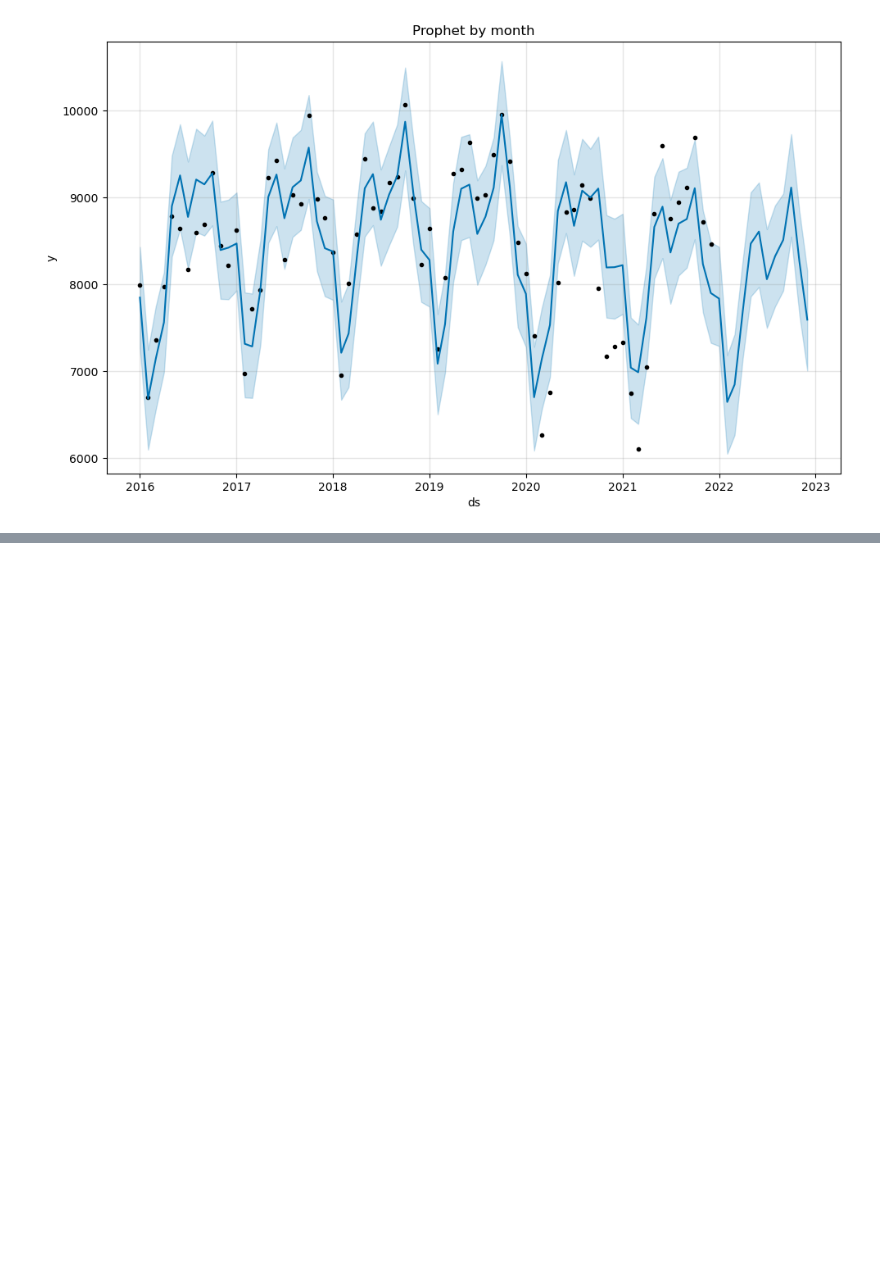
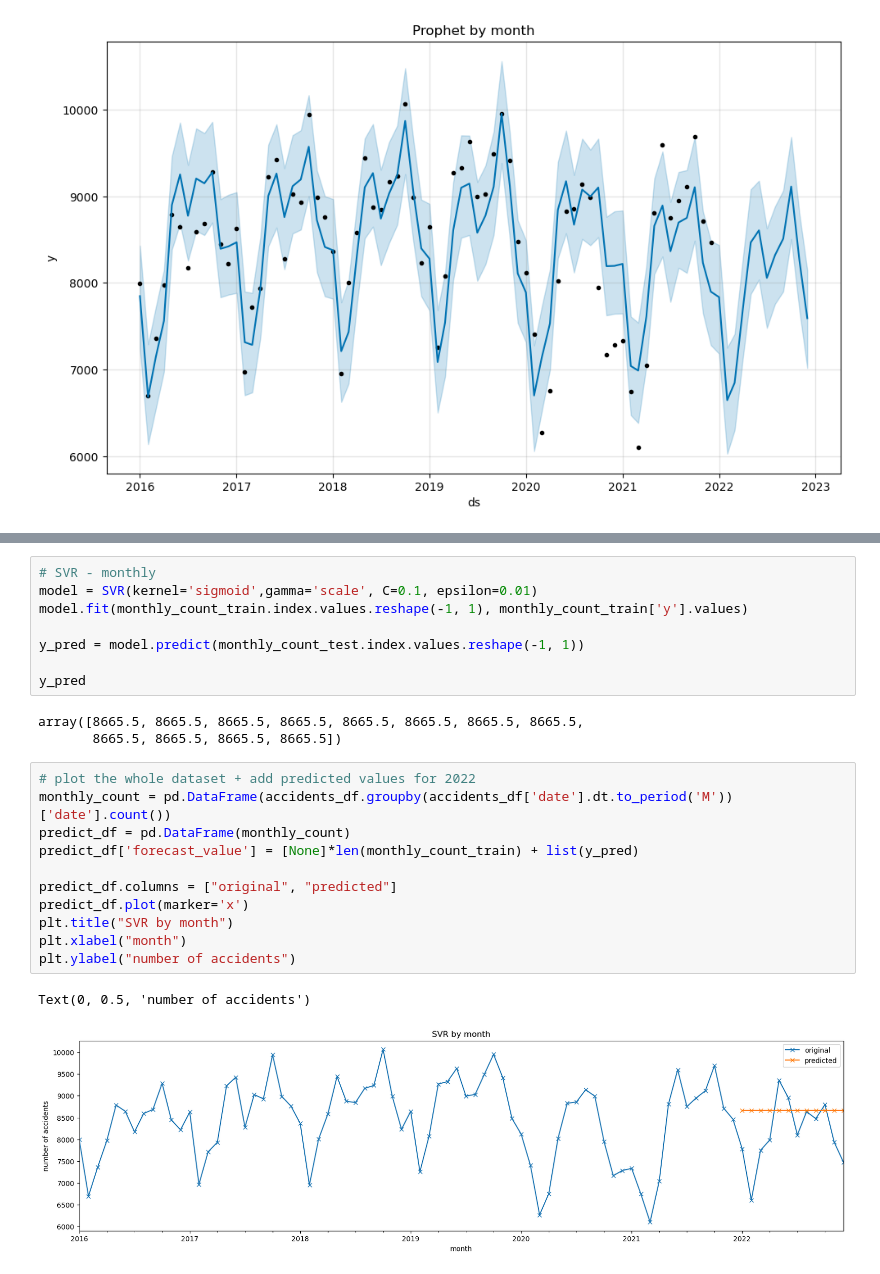
Before and after one commit to Katarina5/time-series-predictions, a Jupyter notebook: accidents.ipynb, the cells around one changed output, grey strips where cells are left out. Cells and saved outputs as stored; diff of their text form; blank space fills up the shorter version.

```diff
--- a/accidents.ipynb
+++ b/accidents.ipynb
@@ -291,0 +328,25 @@ date
+# %%
+# SVR - monthly
+model = SVR(kernel='sigmoid',gamma='scale', C=0.1, epsilon=0.01)
+model.fit(monthly_count_train.index.values.reshape(-1, 1), monthly_count_train['y'].values)
+
+y_pred = model.predict(monthly_count_test.index.values.reshape(-1, 1))
+
+y_pred
+# %% [output]
+array([8665.5, 8665.5, 8665.5, 8665.5, 8665.5, 8665.5, 8665.5, 8665.5,
+       8665.5, 8665.5, 8665.5, 8665.5])
+# %%
+# plot the whole dataset + add predicted values for 2022
+monthly_count = pd.DataFrame(accidents_df.groupby(accidents_df['date'].dt.to_period('M'))['date'].count())
+predict_df = pd.DataFrame(monthly_count)
+predict_df['forecast_value'] = [None]*len(monthly_count_train) + list(y_pred)
+
+predict_df.columns = ["original", "predicted"]
+predict_df.plot(marker='x')
+plt.title("SVR by month")
+plt.xlabel("month")
+plt.ylabel("number of accidents")
+# %% [output]
+Text(0, 0.5, 'number of accidents')
+[figure, added]
```
Also changed, not shown: parts of 25 cells of this notebook.
